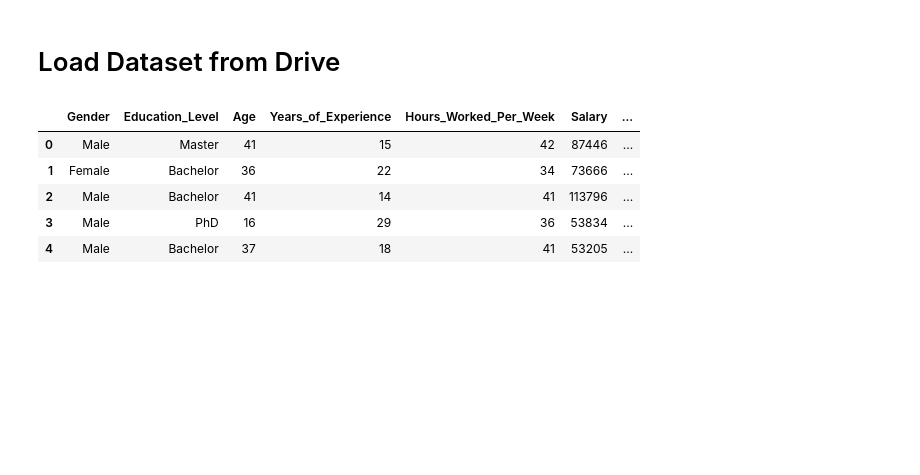
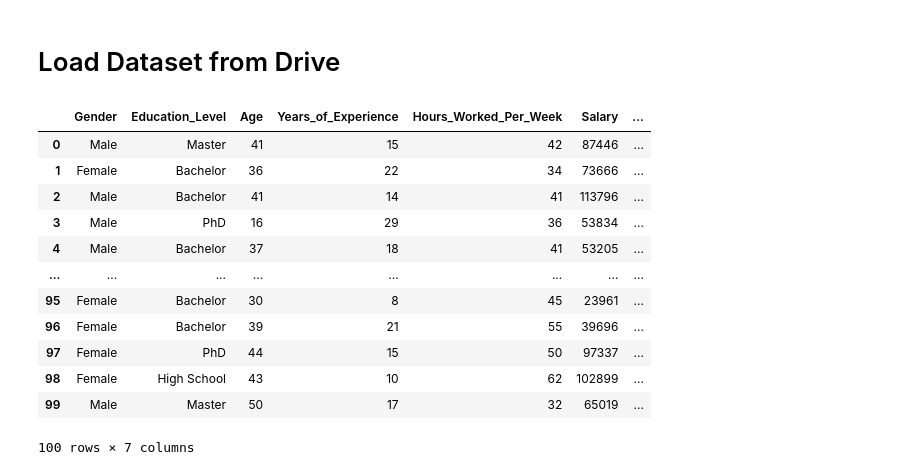
Before and after one commit to Chris-Miracle/job-satisfaction, a Jupyter notebook: Job_Satisfaction.ipynb, the cells around one changed output. Drawn from its saved outputs; the diff is of its cells as text; code cells hidden in the pictures; blank space fills up the shorter version.

```diff
--- a/Job_Satisfaction.ipynb
+++ b/Job_Satisfaction.ipynb
@@ -3,14 +3,21 @@
 # %%
 import pandas as pd
 import os
 
 os.chdir('/content/drive/MyDrive/Colab/Datasets/')
 df = pd.read_csv('job_satisfaction.csv')
-df.head()
+df
 # %% [output]
 |  | Gender | Education_Level | Age | Years_of_Experience | Hours_Worked_Per_Week | Salary | ... |
 | 0 | Male | Master | 41 | 15 | 42 | 87446 | ... |
 | 1 | Female | Bachelor | 36 | 22 | 34 | 73666 | ... |
 | 2 | Male | Bachelor | 41 | 14 | 41 | 113796 | ... |
 | 3 | Male | PhD | 16 | 29 | 36 | 53834 | ... |
 | 4 | Male | Bachelor | 37 | 18 | 41 | 53205 | ... |
+| ... | ... | ... | ... | ... | ... | ... | ... |
+| 95 | Female | Bachelor | 30 | 8 | 45 | 23961 | ... |
+| 96 | Female | Bachelor | 39 | 21 | 55 | 39696 | ... |
+| 97 | Female | PhD | 44 | 15 | 50 | 97337 | ... |
+| 98 | Female | High School | 43 | 10 | 62 | 102899 | ... |
+| 99 | Male | Master | 50 | 17 | 32 | 65019 | ... |
+100 rows × 7 columns
```
Also changed, not shown: parts of 2 cells of this notebook.
